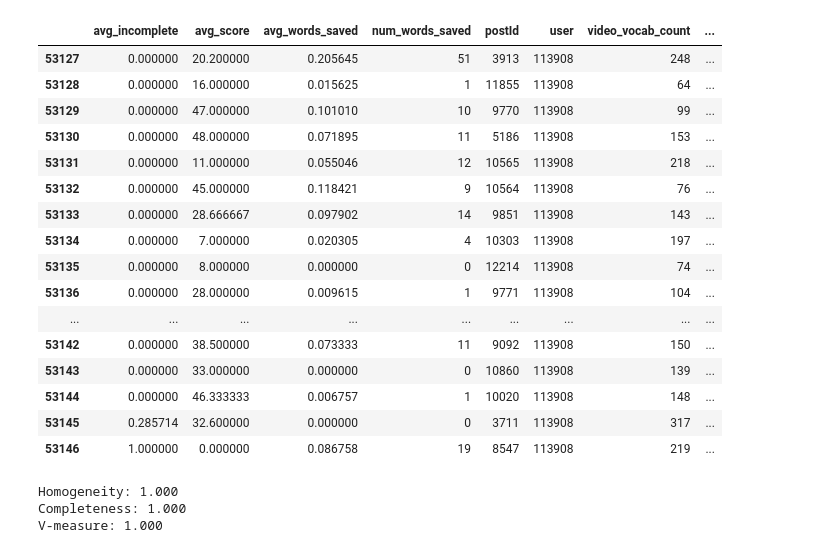
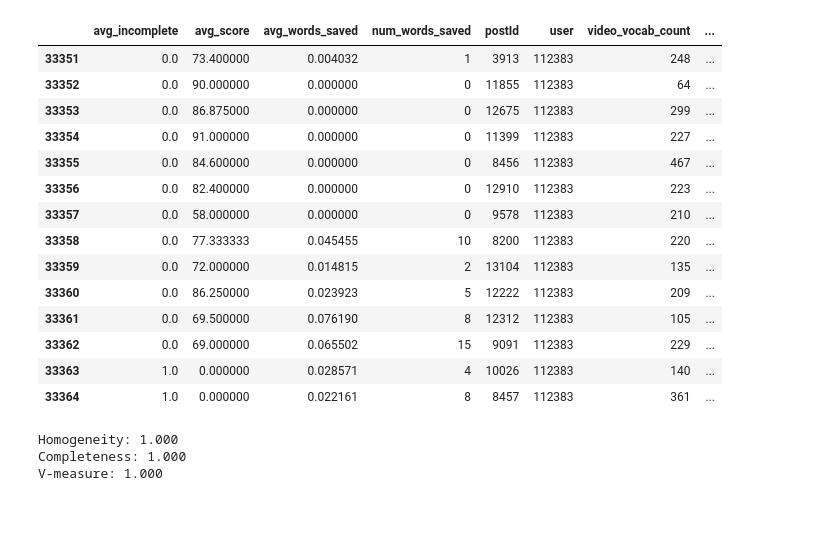
Before and after one commit to Hopenglish-Miners/data-exploration, a Jupyter notebook: jupyter-analysis/new_explorations.ipynb, the cells around one changed output. Drawn from its saved outputs; the diff is of its cells as text; code cells hidden in the pictures; blank space fills up the shorter version.

```diff
--- a/jupyter-analysis/new_explorations.ipynb
+++ b/jupyter-analysis/new_explorations.ipynb
@@ -41,27 +128,42 @@ data_to_frame = data_to_frame.fillna(0)
 # %%
 data_to_frame['user_video_sequence'] = data_to_frame.groupby(['user']).cumcount()+1
 #data_to_frame[data_to_frame['user']==82882]
 #data_to_frame[['postId','user', 'sequence_path_number']]
 #data_to_frame.groupby('user').size().sort_values(ascending=[0])
-data_to_frame[data_to_frame['user']==113908]
+data_to_frame[data_to_frame['user']==112383]
+
+user = []
+for index, row in df_processed.iterrows():
+    if row['user'] not in user:
+        user.append(row['user'])
+
+final = []
+for u in user:
+    obj = {}
+    user_specific = df_processed[(df_processed['user'] == u)] #& (df_processed['Cluster_Class'] == 0)
+    obj['user'] = u
+    for index, row in user_specific.iterrows():
+        if row['Cluster_Class'] == 0:
+            df_processed['vid'] =
+    final.append(obj)
+
+data_to_frame['postidVid'] = video_data_frame[video_data_frame['postId'] == ]
 # %% [output]
 |  | avg_incomplete | avg_score | avg_words_saved | num_words_saved | postId | user | video_vocab_count | ... |
-| 53127 | 0.000000 | 20.200000 | 0.205645 | 51 | 3913 | 113908 | 248 | ... |
-| 53128 | 0.000000 | 16.000000 | 0.015625 | 1 | 11855 | 113908 | 64 | ... |
-| 53129 | 0.000000 | 47.000000 | 0.101010 | 10 | 9770 | 113908 | 99 | ... |
-| 53130 | 0.000000 | 48.000000 | 0.071895 | 11 | 5186 | 113908 | 153 | ... |
-| 53131 | 0.000000 | 11.000000 | 0.055046 | 12 | 10565 | 113908 | 218 | ... |
-| 53132 | 0.000000 | 45.000000 | 0.118421 | 9 | 10564 | 113908 | 76 | ... |
-| 53133 | 0.000000 | 28.666667 | 0.097902 | 14 | 9851 | 113908 | 143 | ... |
-| 53134 | 0.000000 | 7.000000 | 0.020305 | 4 | 10303 | 113908 | 197 | ... |
-| 53135 | 0.000000 | 8.000000 | 0.000000 | 0 | 12214 | 113908 | 74 | ... |
-| 53136 | 0.000000 | 28.000000 | 0.009615 | 1 | 9771 | 113908 | 104 | ... |
-| ... | ... | ... | ... | ... | ... | ... | ... | ... |
-| 53142 | 0.000000 | 38.500000 | 0.073333 | 11 | 9092 | 113908 | 150 | ... |
-| 53143 | 0.000000 | 33.000000 | 0.000000 | 0 | 10860 | 113908 | 139 | ... |
-| 53144 | 0.000000 | 46.333333 | 0.006757 | 1 | 10020 | 113908 | 148 | ... |
-| 53145 | 0.285714 | 32.600000 | 0.000000 | 0 | 3711 | 113908 | 317 | ... |
-| 53146 | 1.000000 | 0.000000 | 0.086758 | 19 | 8547 | 113908 | 219 | ... |
+| 33351 | 0.0 | 73.400000 | 0.004032 | 1 | 3913 | 112383 | 248 | ... |
+| 33352 | 0.0 | 90.000000 | 0.000000 | 0 | 11855 | 112383 | 64 | ... |
+| 33353 | 0.0 | 86.875000 | 0.000000 | 0 | 12675 | 112383 | 299 | ... |
+| 33354 | 0.0 | 91.000000 | 0.000000 | 0 | 11399 | 112383 | 227 | ... |
+| 33355 | 0.0 | 84.600000 | 0.000000 | 0 | 8456 | 112383 | 467 | ... |
+| 33356 | 0.0 | 82.400000 | 0.000000 | 0 | 12910 | 112383 | 223 | ... |
+| 33357 | 0.0 | 58.000000 | 0.000000 | 0 | 9578 | 112383 | 210 | ... |
+| 33358 | 0.0 | 77.333333 | 0.045455 | 10 | 8200 | 112383 | 220 | ... |
+| 33359 | 0.0 | 72.000000 | 0.014815 | 2 | 13104 | 112383 | 135 | ... |
+| 33360 | 0.0 | 86.250000 | 0.023923 | 5 | 12222 | 112383 | 209 | ... |
+| 33361 | 0.0 | 69.500000 | 0.076190 | 8 | 12312 | 112383 | 105 | ... |
+| 33362 | 0.0 | 69.000000 | 0.065502 | 15 | 9091 | 112383 | 229 | ... |
+| 33363 | 1.0 | 0.000000 | 0.028571 | 4 | 10026 | 112383 | 140 | ... |
+| 33364 | 1.0 | 0.000000 | 0.022161 | 8 | 8457 | 112383 | 361 | ... |
 # %%
 # Initialize the model with 2 parameters -- number of clusters and random state.
 kmeans_model = KMeans(n_clusters=3,init='k-means++',random_state=0)
```
Also changed, not shown: parts of 11 cells of this notebook, 3 other files.
